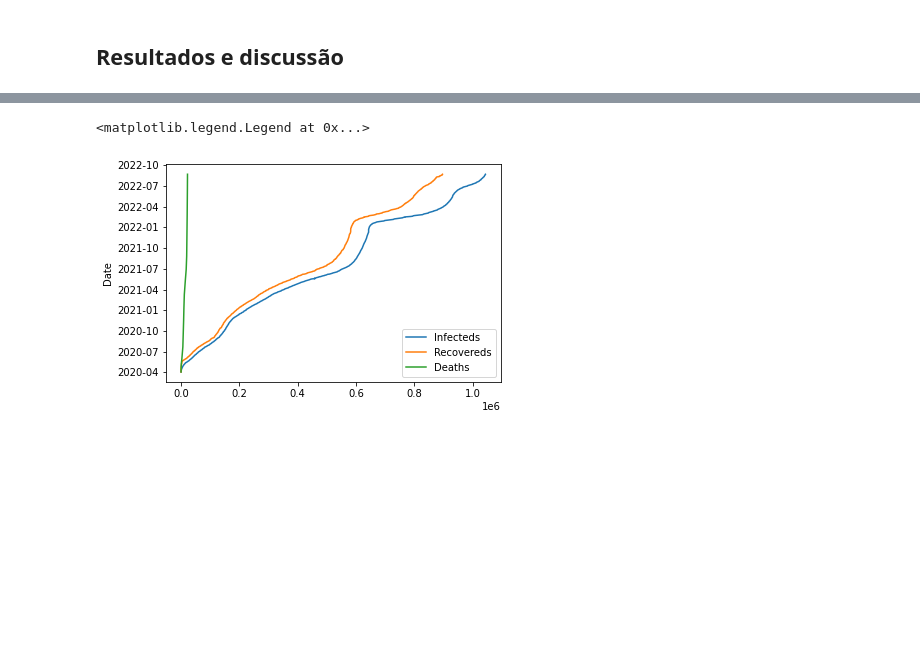
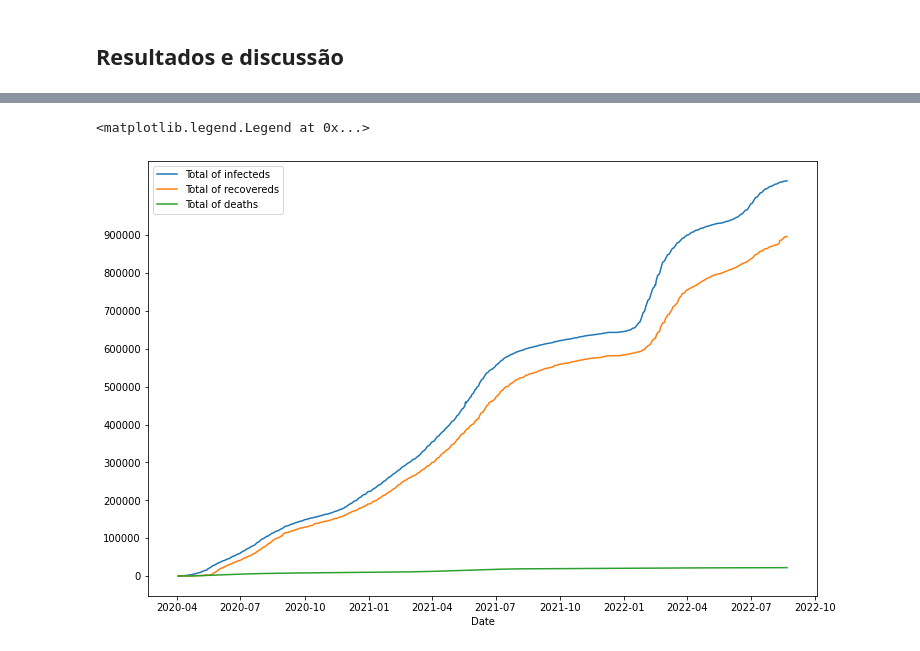
Before and after one commit to SarahLMelo/Covid19VaccineAnalysis, a Jupyter notebook: Primeira Parte (P1)/P1.ipynb, the cells around one changed output, grey strips where cells are left out. Saved outputs shown, nothing was run; the diff lists cells and outputs as text; code cells hidden in the pictures; blank space fills up the shorter version.

```diff
--- a/Primeira Parte (P1)/P1.ipynb
+++ b/Primeira Parte (P1)/P1.ipynb
@@ -159,12 +186,14 @@ Text(0, 0.5, 'Date')
 # %%
-# Por fim, vamos filtar a qtd. de recuperados
-recovereds = dataset['recuperados'].tolist()
+# Por fim, vamos filtar a qtd. total de recuperados
+totalOfRecovereds = covid19_dataset['recuperados'].tolist()
 
-# Plotando os dados (recuperados da COVID-19 entre Abril de 2020 e ?? de 2022 em PE)
+# Plotando os dados (qtd. total de recuperados da COVID-19 entre Abril de 2020 e Agosto de 2022 em PE)
 fig, ax = plt.subplots()
-ax.yaxis_date()
+ax.xaxis_date()
+fig.set_figwidth(12)
+fig.set_figheight(8)
 
-plt.plot(recovereds, dates)
-plt.xlabel("Recovereds")
-plt.ylabel("Date")
+plt.plot(dates_covid19_dataset, totalOfRecovereds)
+plt.xlabel("Date")
+plt.ylabel("Total of recovereds")
 # %% [output]
@@ -173,14 +202,18 @@ Text(0, 0.5, 'Date')
 # %%
-# Agora vamos plotar um gráfico contendo a qtd. de casos confirmados, a qtd. de mortos e a qtd. de recuperados
+# Agora vamos plotar um gráfico contendo a qtd. total de casos confirmados, a qtd. total de recuperados e a qtd. total de mortos
 fig, ax = plt.subplots()
-ax.yaxis_date()
+ax.xaxis_date()
+fig.set_figwidth(12)
+fig.set_figheight(8)
 
-plt.plot(confirmedCases, dates, label="Infecteds")
-plt.plot(recovereds, dates, label="Recovereds")
-plt.plot(deaths, dates, label="Deaths")
+plt.plot(dates_covid19_dataset, totalOfInfecteds, label="Total of infecteds")
+plt.plot(dates_covid19_dataset, totalOfRecovereds, label="Total of recovereds")
+plt.plot(dates_covid19_dataset, totalOfDeaths, label="Total of deaths")
 
-plt.ylabel("Date")
+plt.yticks(range(0,1000000,100000))
+
+plt.xlabel("Date")
 plt.legend()
 # %% [output]
 <matplotlib.legend.Legend at 0x...>
-[figure, old version]
+[figure, new version]
```
Also changed, not shown: parts of 19 cells of this notebook.
